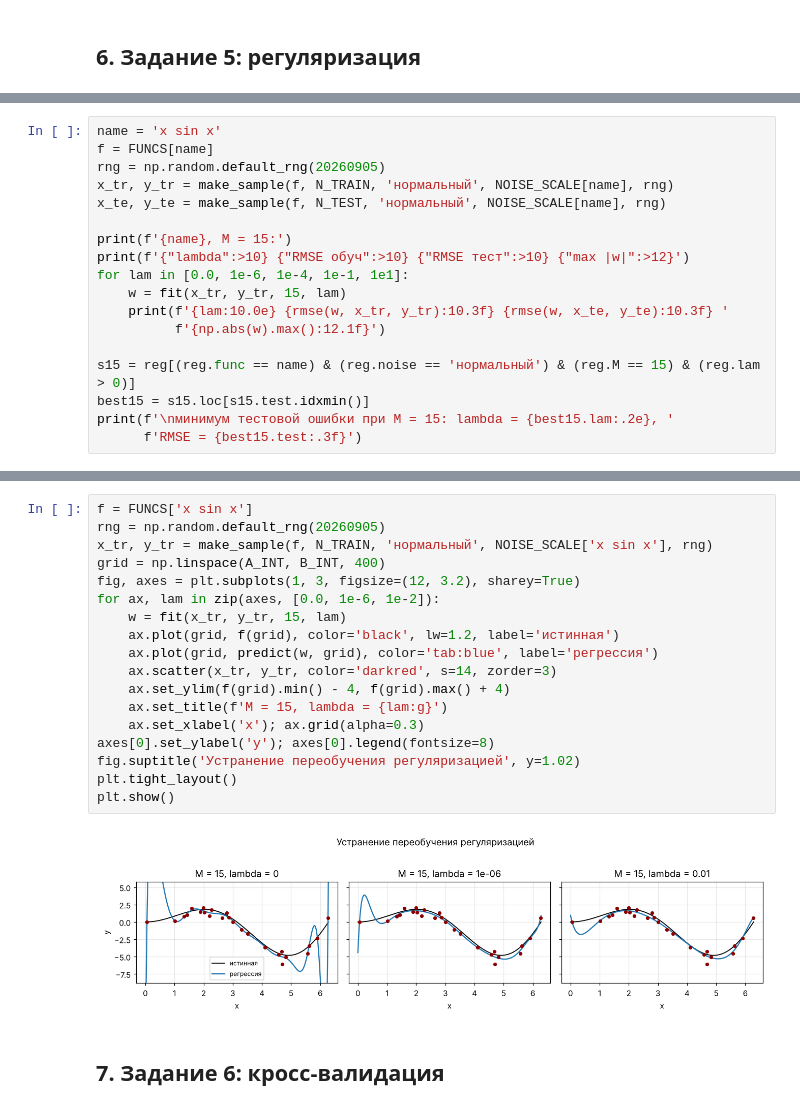
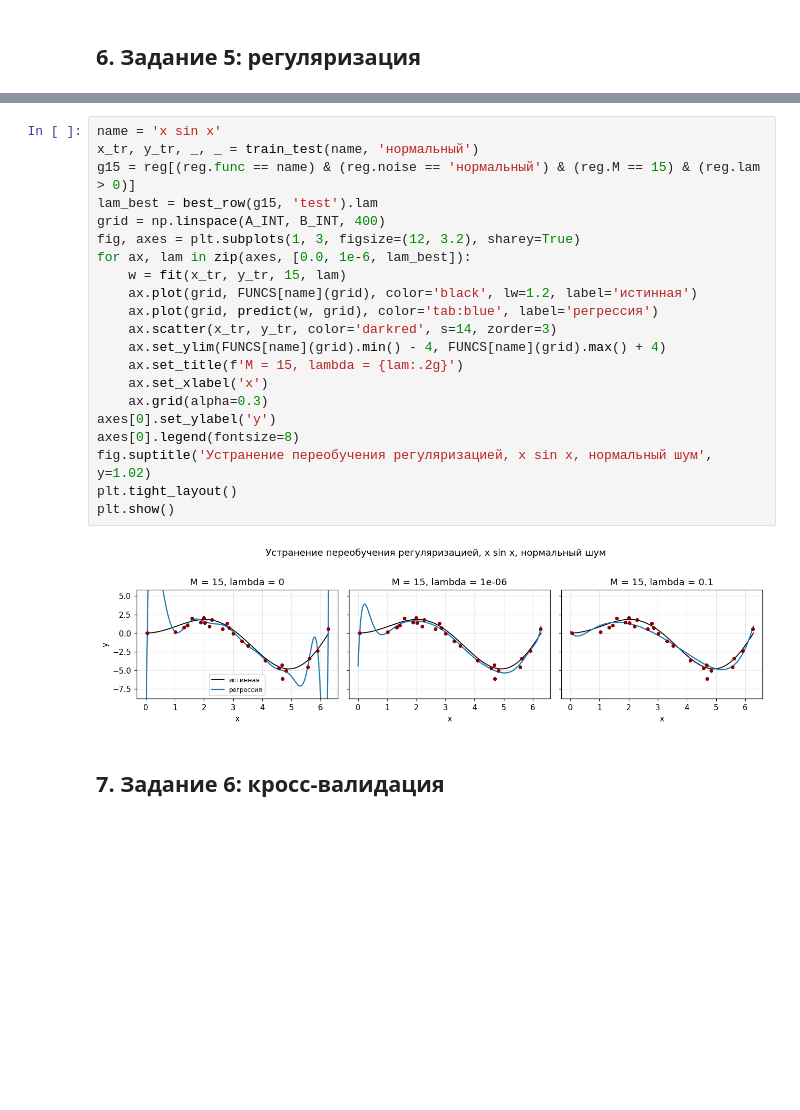
Before and after one commit to UsusCimex/NSU_DeepLearning, a Jupyter notebook: labs/lab-02-poly-regression/poly_regression.ipynb, the cells around one changed output, grey strips where cells are left out. Cells and saved outputs as stored; diff of their text form; blank space fills up the shorter version.

```diff
--- a/labs/lab-02-poly-regression/poly_regression.ipynb
+++ b/labs/lab-02-poly-regression/poly_regression.ipynb
@@ -643,18 +403,0 @@ plt.show()
-# %%
-name = 'x sin x'
-f = FUNCS[name]
-rng = np.random.default_rng(20260905)
-x_tr, y_tr = make_sample(f, N_TRAIN, 'нормальный', NOISE_SCALE[name], rng)
-x_te, y_te = make_sample(f, N_TEST, 'нормальный', NOISE_SCALE[name], rng)
-
-print(f'{name}, M = 15:')
-print(f'{"lambda":>10} {"RMSE обуч":>10} {"RMSE тест":>10} {"max |w|":>12}')
-for lam in [0.0, 1e-6, 1e-4, 1e-1, 1e1]:
-    w = fit(x_tr, y_tr, 15, lam)
-    print(f'{lam:10.0e} {rmse(w, x_tr, y_tr):10.3f} {rmse(w, x_te, y_te):10.3f} '
-          f'{np.abs(w).max():12.1f}')
-
-s15 = reg[(reg.func == name) & (reg.noise == 'нормальный') & (reg.M == 15) & (reg.lam > 0)]
-best15 = s15.loc[s15.test.idxmin()]
-print(f'\nминимум тестовой ошибки при M = 15: lambda = {best15.lam:.2e}, '
-      f'RMSE = {best15.test:.3f}')
@@ -671,23 +447,26 @@ x sin x, M = 15:
 # %%
-f = FUNCS['x sin x']
-rng = np.random.default_rng(20260905)
-x_tr, y_tr = make_sample(f, N_TRAIN, 'нормальный', NOISE_SCALE['x sin x'], rng)
+name = 'x sin x'
+x_tr, y_tr, _, _ = train_test(name, 'нормальный')
+g15 = reg[(reg.func == name) & (reg.noise == 'нормальный') & (reg.M == 15) & (reg.lam > 0)]
+lam_best = best_row(g15, 'test').lam
 grid = np.linspace(A_INT, B_INT, 400)
 fig, axes = plt.subplots(1, 3, figsize=(12, 3.2), sharey=True)
-for ax, lam in zip(axes, [0.0, 1e-6, 1e-2]):
+for ax, lam in zip(axes, [0.0, 1e-6, lam_best]):
     w = fit(x_tr, y_tr, 15, lam)
-    ax.plot(grid, f(grid), color='black', lw=1.2, label='истинная')
+    ax.plot(grid, FUNCS[name](grid), color='black', lw=1.2, label='истинная')
     ax.plot(grid, predict(w, grid), color='tab:blue', label='регрессия')
     ax.scatter(x_tr, y_tr, color='darkred', s=14, zorder=3)
-    ax.set_ylim(f(grid).min() - 4, f(grid).max() + 4)
-    ax.set_title(f'M = 15, lambda = {lam:g}')
-    ax.set_xlabel('x'); ax.grid(alpha=0.3)
-axes[0].set_ylabel('y'); axes[0].legend(fontsize=8)
-fig.suptitle('Устранение переобучения регуляризацией', y=1.02)
+    ax.set_ylim(FUNCS[name](grid).min() - 4, FUNCS[name](grid).max() + 4)
+    ax.set_title(f'M = 15, lambda = {lam:.2g}')
+    ax.set_xlabel('x')
+    ax.grid(alpha=0.3)
+axes[0].set_ylabel('y')
+axes[0].legend(fontsize=8)
+fig.suptitle('Устранение переобучения регуляризацией, x sin x, нормальный шум', y=1.02)
 plt.tight_layout()
 plt.show()
 # %% [output]
-[figure, old version]
+[figure, new version]
 # %% [markdown]
 ## 7. Задание 6: кросс-валидация
 # %%
```
Also changed, not shown: parts of 28 cells of this notebook, 9 other files.
